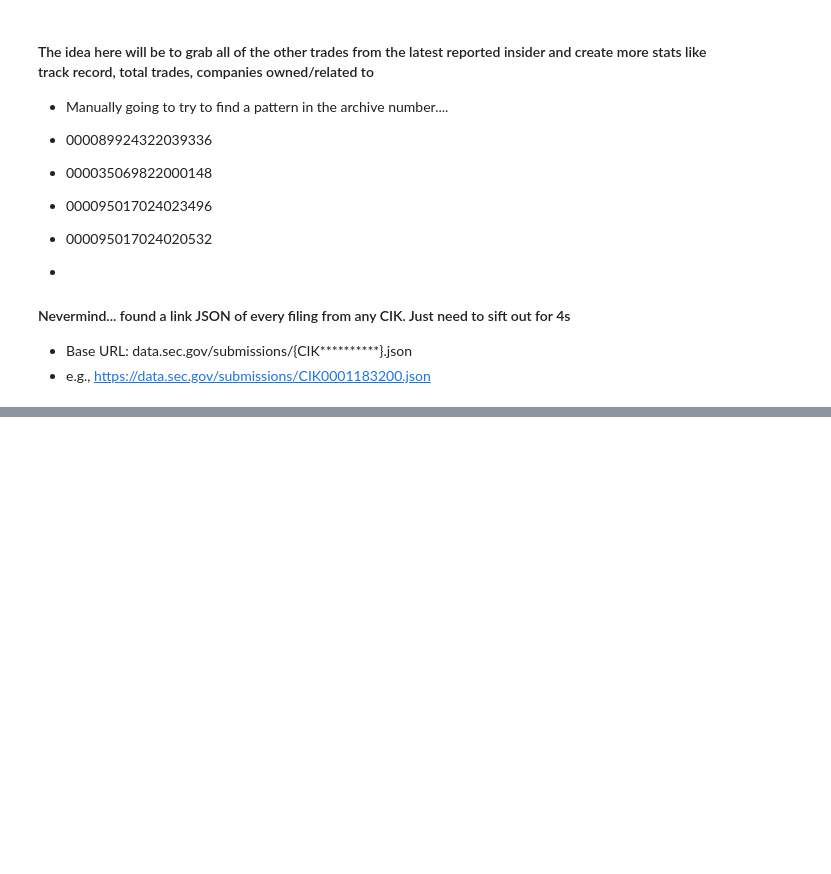
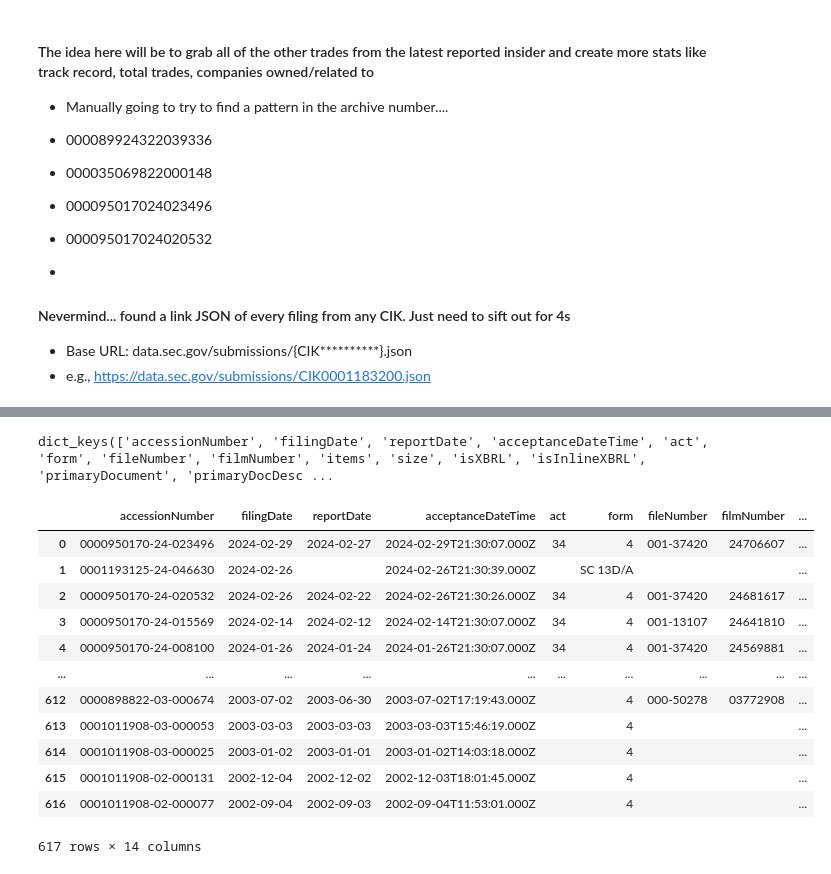
Before and after one commit to xtrabyte-consulting/insider-intel-algo, a Jupyter notebook: notebooks/05_raw_filings_cross_referencing.ipynb, the cells around one changed output, grey strips where cells are left out. Saved outputs shown, nothing was run; the diff lists cells and outputs as text; code cells hidden in the pictures; blank space fills up the shorter version.

Commit message:
Retrieve all filings for a CIK

```diff
--- a/notebooks/05_raw_filings_cross_referencing.ipynb
+++ b/notebooks/05_raw_filings_cross_referencing.ipynb
@@ -22,14 +22,8 @@ import json
 - Base URL: data.sec.gov/submissions/{CIK**********}.json
 - e.g., https://data.sec.gov/submissions/CIK0001183200.json
 # %%
-filings_url = 'https://www.sec.gov/submissions/'
+filings_url = 'https://data.sec.gov/submissions/CIK0001183200.json'
 header = {'User-Agent': 'XtraByte Con/sulting, Inc., bkowalczyk@xtrabyteconsulting.com',
-          'Accept': 'appliatcionjson',
-          'Accept-Encoding': 'gzip, deflate'}
-params = {'dataRange' : 'all',
-          'category' : 'custom',
-          'ciks' : f'{flat_inside_her_["ownershipDocument_reportingOwner_reportingOwnerId_rptOwnerCik"]}',
-          'entityName' : f'{flat_inside_her_["ownershipDocument_reportingOwner_reportingOwnerId_rptOwnerName"]}',
-          'forms' : '4',}
-edward_filings = requests.get(filings_url, params=params, headers=header)
+          'Accept': 'appliatcion/json',}
+edward_filings = requests.get(filings_url, headers=header)
 edward_filings.content
@@ -35,0 +32,3 @@ edward_filings.content
+# %%
+edward_filings_json = json.loads(edward_filings.content)
+edward_filings_json
@@ -35,0 +53,21 @@ edward_filings.content
+# %%
+edward_filings_json['filings']['recent'].keys()
+# %% [output]
+dict_keys(['accessionNumber', 'filingDate', 'reportDate', 'acceptanceDateTime', 'act', 'form', 'fileNumber', 'filmNumber', 'items', 'size', 'isXBRL', 'isInlineXBRL', 'primaryDocument', 'primaryDocDesc ...
+# %%
+df = pd.DataFrame(edward_filings_json['filings']['recent'])
+df
+# %% [output]
+|  | accessionNumber | filingDate | reportDate | acceptanceDateTime | act | form | fileNumber | filmNumber | ... |
+| 0 | 0000950170-24-023496 | 2024-02-29 | 2024-02-27 | 2024-02-29T21:30:07.000Z | 34 | 4 | 001-37420 | 24706607 | ... |
+| 1 | 0001193125-24-046630 | 2024-02-26 |  | 2024-02-26T21:30:39.000Z |  | SC 13D/A |  |  | ... |
+| 2 | 0000950170-24-020532 | 2024-02-26 | 2024-02-22 | 2024-02-26T21:30:26.000Z | 34 | 4 | 001-37420 | 24681617 | ... |
+| 3 | 0000950170-24-015569 | 2024-02-14 | 2024-02-12 | 2024-02-14T21:30:07.000Z | 34 | 4 | 001-13107 | 24641810 | ... |
+| 4 | 0000950170-24-008100 | 2024-01-26 | 2024-01-24 | 2024-01-26T21:30:07.000Z | 34 | 4 | 001-37420 | 24569881 | ... |
+| ... | ... | ... | ... | ... | ... | ... | ... | ... | ... |
+| 612 | 0000898822-03-000674 | 2003-07-02 | 2003-06-30 | 2003-07-02T17:19:43.000Z |  | 4 | 000-50278 | 03772908 | ... |
+| 613 | 0001011908-03-000053 | 2003-03-03 | 2003-03-03 | 2003-03-03T15:46:19.000Z |  | 4 |  |  | ... |
+| 614 | 0001011908-03-000025 | 2003-01-02 | 2003-01-01 | 2003-01-02T14:03:18.000Z |  | 4 |  |  | ... |
+| 615 | 0001011908-02-000131 | 2002-12-04 | 2002-12-02 | 2002-12-03T18:01:45.000Z |  | 4 |  |  | ... |
+| 616 | 0001011908-02-000077 | 2002-09-04 | 2002-09-03 | 2002-09-04T11:53:01.000Z |  | 4 |  |  | ... |
+617 rows × 14 columns
```
Also changed, not shown: parts of 5 cells of this notebook, 1 other file.
